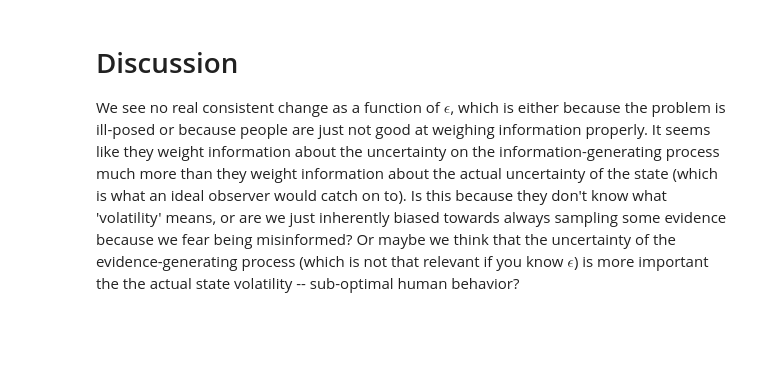
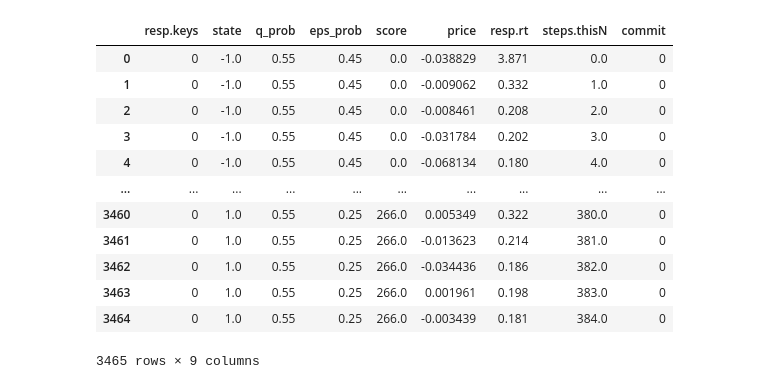
Before and after one commit to kalburge/stock-predict, a Jupyter notebook: analysis.ipynb, the cells around one changed output. Cells and saved outputs as stored; diff of their text form; code cells hidden in the pictures; blank space fills up the shorter version.

```diff
--- a/analysis.ipynb
+++ b/analysis.ipynb
@@ -293,3 +188,16 @@ get_threshold(JB)
-# %% [markdown]
-# Discussion
-We see no real consistent change as a function of $\epsilon$, which is either because the problem is ill-posed or because people are just not good at weighing information properly. It seems like they weight information about the uncertainty on the information-generating process much more than they weight information about the actual uncertainty of the state (which is what an ideal observer would catch on to). Is this because they don't know what 'volatility' means, or are we just inherently biased towards always sampling some evidence because we fear being misinformed? Or maybe we think that the uncertainty of the evidence-generating process (which is not that relevant if you know $\epsilon$) is more important the the actual state volatility -- sub-optimal human behavior?
+# %%
+JB
+# %% [output]
+|  | resp.keys | state | q_prob | eps_prob | score | price | resp.rt | steps.thisN | commit |
+| 0 | 0 | -1.0 | 0.55 | 0.45 | 0.0 | -0.038829 | 3.871 | 0.0 | 0 |
+| 1 | 0 | -1.0 | 0.55 | 0.45 | 0.0 | -0.009062 | 0.332 | 1.0 | 0 |
+| 2 | 0 | -1.0 | 0.55 | 0.45 | 0.0 | -0.008461 | 0.208 | 2.0 | 0 |
+| 3 | 0 | -1.0 | 0.55 | 0.45 | 0.0 | -0.031784 | 0.202 | 3.0 | 0 |
+| 4 | 0 | -1.0 | 0.55 | 0.45 | 0.0 | -0.068134 | 0.180 | 4.0 | 0 |
+| ... | ... | ... | ... | ... | ... | ... | ... | ... | ... |
+| 3460 | 0 | 1.0 | 0.55 | 0.25 | 266.0 | 0.005349 | 0.322 | 380.0 | 0 |
+| 3461 | 0 | 1.0 | 0.55 | 0.25 | 266.0 | -0.013623 | 0.214 | 381.0 | 0 |
+| 3462 | 0 | 1.0 | 0.55 | 0.25 | 266.0 | -0.034436 | 0.186 | 382.0 | 0 |
+| 3463 | 0 | 1.0 | 0.55 | 0.25 | 266.0 | 0.001961 | 0.198 | 383.0 | 0 |
+| 3464 | 0 | 1.0 | 0.55 | 0.25 | 266.0 | -0.003439 | 0.181 | 384.0 | 0 |
+3465 rows × 9 columns
```
Also changed, not shown: parts of 10 cells of this notebook.
